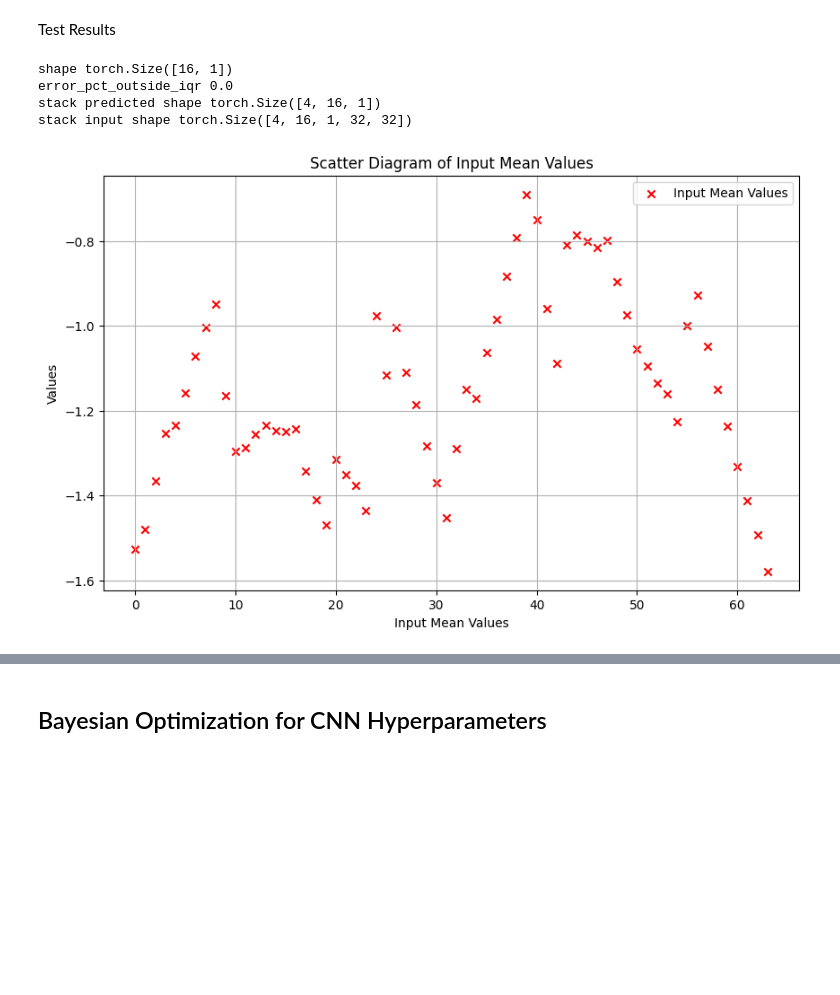
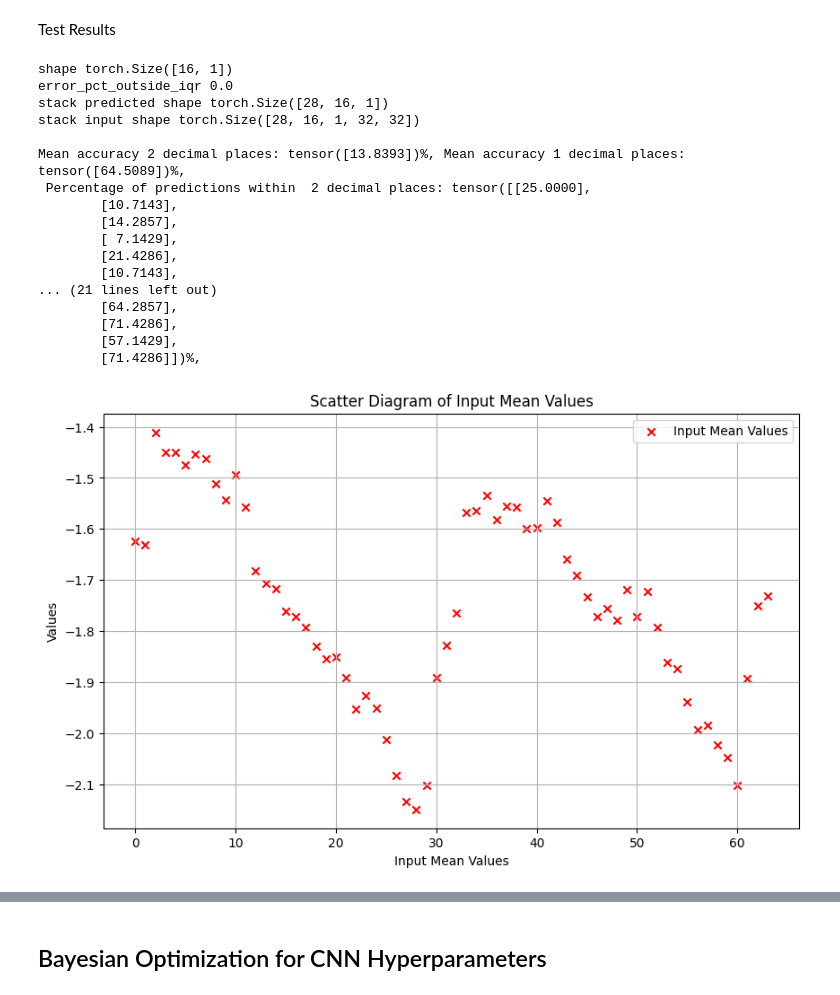
Before and after one commit to sergiosolorzano/financial-asset-gap-risk-nn-prediction, a Jupyter notebook: CNN-share-price-prediction/X-Channel-Images-Project/project_2_channel.ipynb, the cells around one changed output, grey strips where cells are left out. Cells and saved outputs as stored; diff of their text form; code cells hidden in the pictures; blank space fills up the shorter version.

```diff
--- a/CNN-share-price-prediction/X-Channel-Images-Project/project_2_channel.ipynb
+++ b/CNN-share-price-prediction/X-Channel-Images-Project/project_2_channel.ipynb
@@ -549,21 +269,0 @@ transform = SetTransform(normalize_ftor=0.5, resolution_x=32, resolution_y=32)
-# %%
-def Generate_feature_image_dataset_list_f32(labels_array):
-    feature_image_dataset_list_f32 = np.array(images_array).astype(np.float32)
-    feature_image_dataset_list_f32 = feature_image_dataset_list_f32.reshape(-1, image_size, image_size)
-    #images_array = np.transpose(feature_image_dataset_list, (1, 0, 2, 3))
-
-    #scaler = MinMaxScaler()
-    scaler = StandardScaler()
-    labels_array = np.array(labels_array)
-    #print("labels array",labels_array)
-    reshaped_labels_array = labels_array.reshape(-1, 1)
-    #print("reshaped labels array",reshaped_labels_array)
-    labels_scaled_list_f32 = scaler.fit_transform(reshaped_labels_array).reshape(-1,).astype(np.float32)
-    #print("scaled labels",labels_scaled_list_f32)
-    print("4D image array shape",images_array.shape)
-    print("3D reshaped image array ",feature_image_dataset_list_f32.shape)
-    print("labels shape",reshaped_labels_array.shape)
-
-    return feature_image_dataset_list_f32, labels_scaled_list_f32
-
-feature_image_dataset_list_f32, labels_scaled_list_f32 = Generate_feature_image_dataset_list_f32(labels_array)
@@ -573,0 +270,2 @@ labels shape (128, 1)
+# %%
+feature_image_dataset_list_f32, labels_scaled_list_f32 = Generate_feature_image_dataset_list_f32(labels_array, images_array, gaf_img_sz)
@@ -704,0 +278,2 @@ len train 64 len test 64
+# %%
+train_loader,test_loader = Generate_Train_And_Test_Loaders(feature_image_dataset_list_f32,labels_scaled_list_f32, test_size, batch_size=batch_size, train_shuffle=False)
@@ -1045,7 +575,7 @@ def calculate_score(tensor_list):
     #print("score in",score)
     return score
 # %%
-def Test(test_loader=test_loader, net=net):
+def Test(test_loader, net=net):
     inputs_list = []
     accuracy = 0
     correct_2dp_list = []
@@ -1119,24 +649,39 @@ def Test(test_loader=test_loader, net=net):
     print("stack predicted shape",stack_predicted.shape)#,"stack_predicted",stack_predicted)
     print("stack input shape",stack_input.shape)#,"stack_input",stack_input)
 
-    scatter_diagram(stack_input)
-
     accuracy = [correct_2dp_score, correct_1dp_score]
-    print(); print(f"Percentage of predictions within "
+    print(); print(f"Mean accuracy 2 decimal places: {mean_of_mean_correct_2dp_score}%, "
+            f"Mean accuracy 1 decimal places: {mean_of_mean_correct_1dp_score}%,\n",
+            f"Percentage of predictions within ",
             f"2 decimal places: {correct_2dp_score}%, "
-            f"1 decimal places: {correct_1dp_score}%,\n"
-            f"Mean accuracy 2 decimal places: {mean_of_mean_correct_2dp_score}%, "
-            f"Mean accuracy 1 decimal places: {mean_of_mean_correct_1dp_score}%,\n")
+            f"1 decimal places: {correct_1dp_score}%,\n")
             # f"average actual shape: {stack_actual.shape} values: {(torch.mean(stack_actual, dim=1))}, "
             # f"average predicted shape: {stack_predicted.shape} values: {(torch.mean(stack_predicted, dim=1))}")
 
     #print("abs_percentage_diffs",abs_percentage_diffs_np)
-    return predicted_list, actual_list, accuracy, stack_actual, stack_predicted
+    return stack_input, predicted_list, actual_list, accuracy, stack_actual, stack_predicted
 # %%
-predicted_list, actual_list, accuracy, stack_actual, stack_predicted  = Test(net=net)
+stack_input, predicted_list, actual_list, accuracy, stack_actual, stack_predicted  = Test(test_loader,net=net)
+
+scatter_diagram_onevar(stack_input)
+
+#scatter_diagram_twovar(test_stock_ticker,train_stock_ticker,stack_actual, stack_predicted)
 # %% [output]
 shape torch.Size([16, 1])
 error_pct_outside_iqr 0.0
-stack predicted shape torch.Size([4, 16, 1])
-stack input shape torch.Size([4, 16, 1, 32, 32])
+stack predicted shape torch.Size([28, 16, 1])
+stack input shape torch.Size([28, 16, 1, 32, 32])
+
+Mean accuracy 2 decimal places: tensor([13.8393])%, Mean accuracy 1 decimal places: tensor([64.5089])%,
+ Percentage of predictions within  2 decimal places: tensor([[25.0000],
+        [10.7143],
+        [14.2857],
+        [ 7.1429],
+        [21.4286],
+        [10.7143],
+... (21 lines left out)
+        [64.2857],
+        [71.4286],
+        [57.1429],
+        [71.4286]])%,
-[figure, old version]
+[figure, new version]
```
Also changed, not shown: parts of 42 cells of this notebook, 13 other files.
